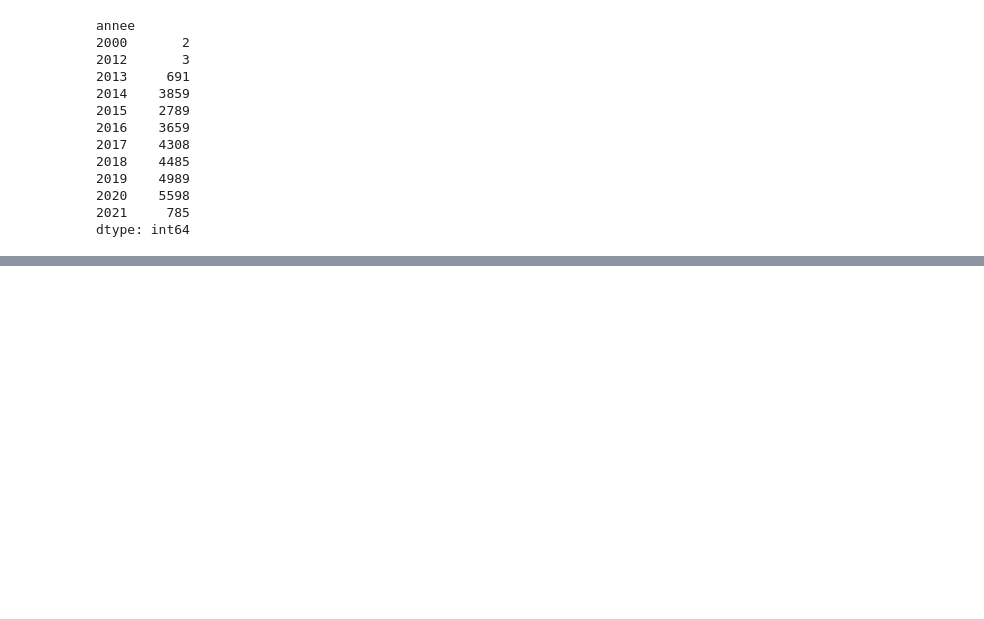
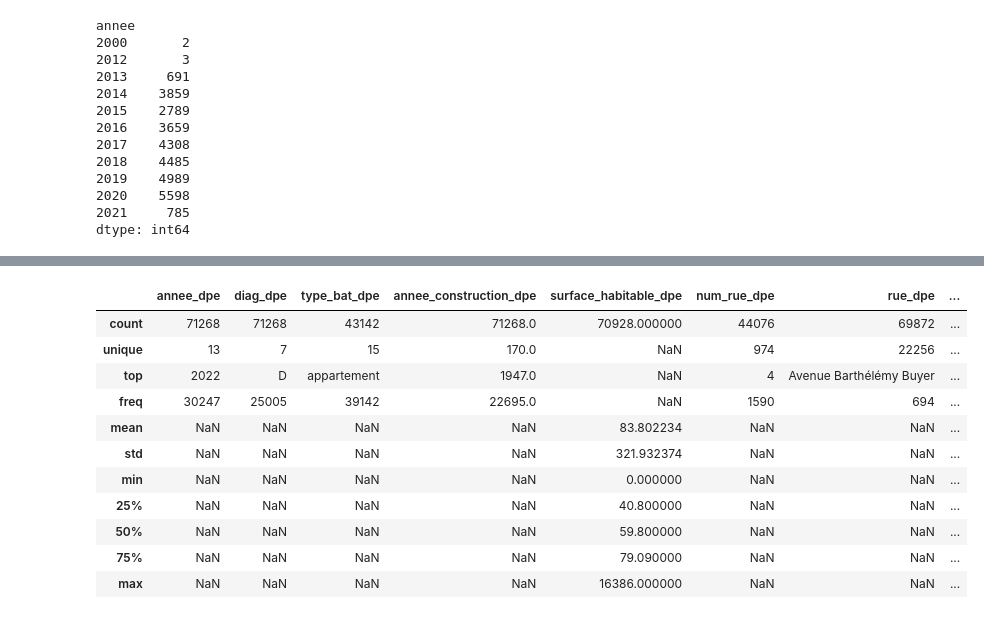
Before and after one commit to Immo-Lyon-Project/Immo-Lyon-Repo, a Jupyter notebook: code-dpe.ipynb, the cells around one changed output, grey strips where cells are left out. Saved outputs shown, nothing was run; the diff lists cells and outputs as text; code cells hidden in the pictures; blank space fills up the shorter version.

```diff
--- a/code-dpe.ipynb
+++ b/code-dpe.ipynb
@@ -271,0 +561,5 @@ dfi1.head()
+# %%
+col_to_keep = ['Annee', 'Etiquette_DPE', 'Type_bâtiment', 'Annee_construction', 'Surface_habitable_logement', 'N°_voie_(BAN)', 'Nom__rue_(BAN)', 'Code_postal_(BAN)', 'Etage', 'Nombre_niveau_logement']
+# %%
+dfi3 = dfi3[col_to_keep]
+dfi3['orientation'] = np.nan # impossible to find orientation with this new dataset
@@ -271,0 +573,2 @@ dfi1.head()
+# %%
+dfi3.columns = list_columns_dpe
@@ -271,0 +591,3 @@ dfi1.head()
+# %%
+df_dpe = pd.DataFrame()
+df_dpe = pd.concat([dfi1, dfi2, dfi3], ignore_index=True)
@@ -271,0 +614,15 @@ dfi1.head()
+# %%
+df_dpe.describe(include='all')
+# %% [output]
+|  | annee_dpe | diag_dpe | type_bat_dpe | annee_construction_dpe | surface_habitable_dpe | num_rue_dpe | rue_dpe | ... |
+| count | 71268 | 71268 | 43142 | 71268.0 | 70928.000000 | 44076 | 69872 | ... |
+| unique | 13 | 7 | 15 | 170.0 | NaN | 974 | 22256 | ... |
+| top | 2022 | D | appartement | 1947.0 | NaN | 4 | Avenue Barthélémy Buyer | ... |
+| freq | 30247 | 25005 | 39142 | 22695.0 | NaN | 1590 | 694 | ... |
+| mean | NaN | NaN | NaN | NaN | 83.802234 | NaN | NaN | ... |
+| std | NaN | NaN | NaN | NaN | 321.932374 | NaN | NaN | ... |
+| min | NaN | NaN | NaN | NaN | 0.000000 | NaN | NaN | ... |
+| 25% | NaN | NaN | NaN | NaN | 40.800000 | NaN | NaN | ... |
+| 50% | NaN | NaN | NaN | NaN | 59.800000 | NaN | NaN | ... |
+| 75% | NaN | NaN | NaN | NaN | 79.090000 | NaN | NaN | ... |
+| max | NaN | NaN | NaN | NaN | 16386.000000 | NaN | NaN | ... |
```
Also changed, not shown: parts of 63 cells of this notebook.
